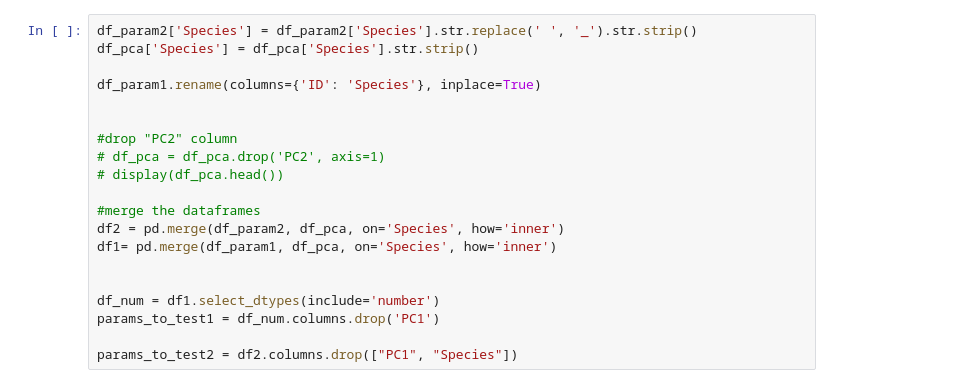
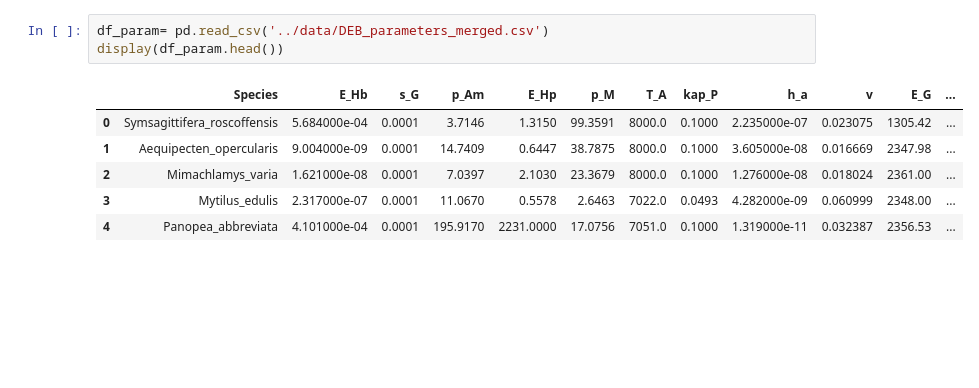
Before and after one commit to lululrm/Kermit-internship, a Jupyter notebook: notebooks/lh_correlations_tests.ipynb, the cells around one changed output. Drawn from its saved outputs; the diff is of its cells as text; blank space fills up the shorter version.

```diff
--- a/notebooks/lh_correlations_tests.ipynb
+++ b/notebooks/lh_correlations_tests.ipynb
@@ -48,20 +40,10 @@ display(df_param1.head())
 # %%
-df_param2['Species'] = df_param2['Species'].str.replace(' ', '_').str.strip()
-df_pca['Species'] = df_pca['Species'].str.strip()
-
-df_param1.rename(columns={'ID': 'Species'}, inplace=True)
-
-
-#drop "PC2" column
-# df_pca = df_pca.drop('PC2', axis=1)
-# display(df_pca.head())
-
-#merge the dataframes
-df2 = pd.merge(df_param2, df_pca, on='Species', how='inner')
-df1= pd.merge(df_param1, df_pca, on='Species', how='inner')
-
-
-df_num = df1.select_dtypes(include='number')
-params_to_test1 = df_num.columns.drop('PC1')
-
-params_to_test2 = df2.columns.drop(["PC1", "Species"])
+df_param= pd.read_csv('../data/DEB_parameters_merged.csv')
+display(df_param.head())
+# %% [output]
+|  | Species | E_Hb | s_G | p_Am | E_Hp | p_M | T_A | kap_P | h_a | v | E_G | ... |
+| 0 | Symsagittifera_roscoffensis | 5.684000e-04 | 0.0001 | 3.7146 | 1.3150 | 99.3591 | 8000.0 | 0.1000 | 2.235000e-07 | 0.023075 | 1305.42 | ... |
+| 1 | Aequipecten_opercularis | 9.004000e-09 | 0.0001 | 14.7409 | 0.6447 | 38.7875 | 8000.0 | 0.1000 | 3.605000e-08 | 0.016669 | 2347.98 | ... |
+| 2 | Mimachlamys_varia | 1.621000e-08 | 0.0001 | 7.0397 | 2.1030 | 23.3679 | 8000.0 | 0.1000 | 1.276000e-08 | 0.018024 | 2361.00 | ... |
+| 3 | Mytilus_edulis | 2.317000e-07 | 0.0001 | 11.0670 | 0.5578 | 2.6463 | 7022.0 | 0.0493 | 4.282000e-09 | 0.060999 | 2348.00 | ... |
+| 4 | Panopea_abbreviata | 4.101000e-04 | 0.0001 | 195.9170 | 2231.0000 | 17.0756 | 7051.0 | 0.1000 | 1.319000e-11 | 0.032387 | 2356.53 | ... |
```
Also changed, not shown: parts of 22 cells of this notebook.
